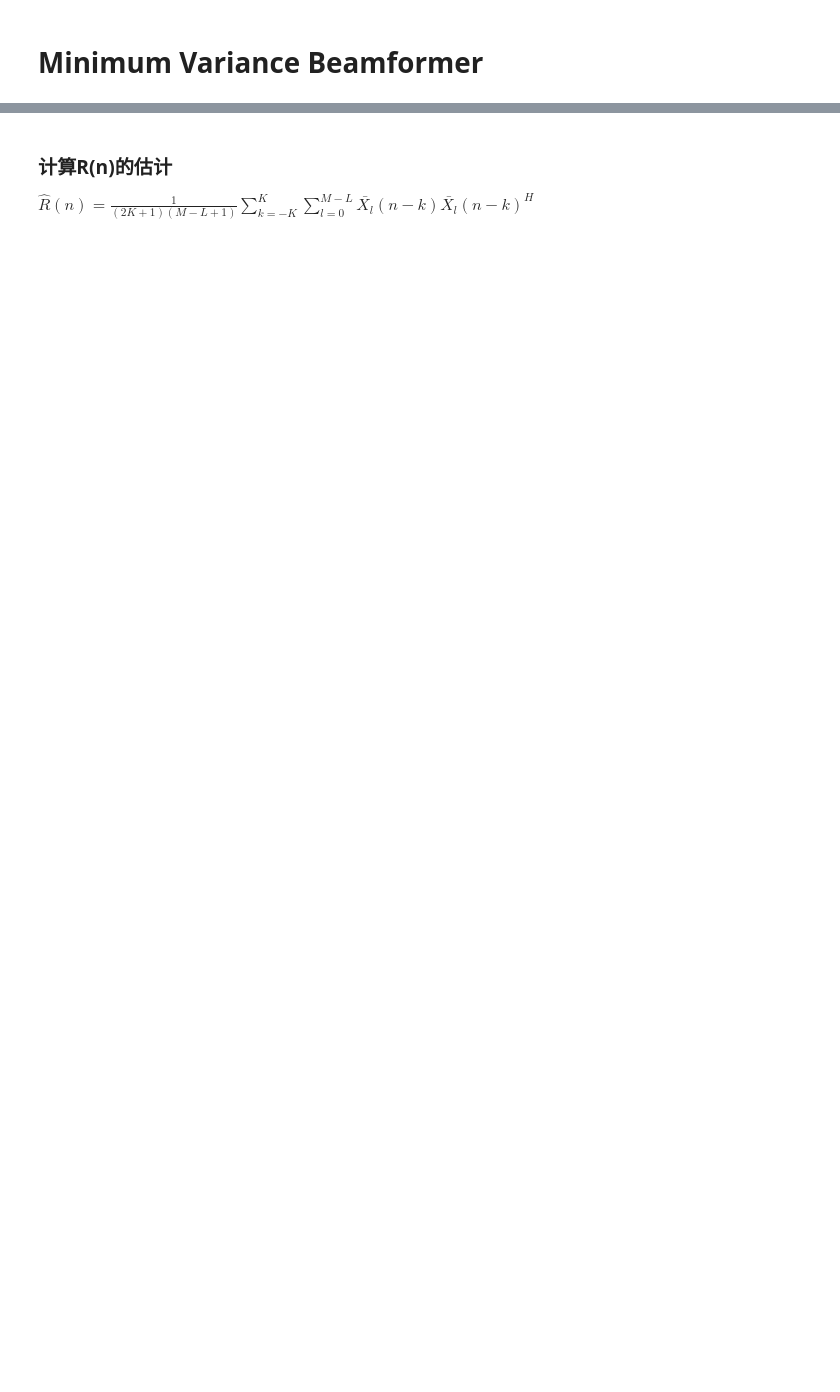
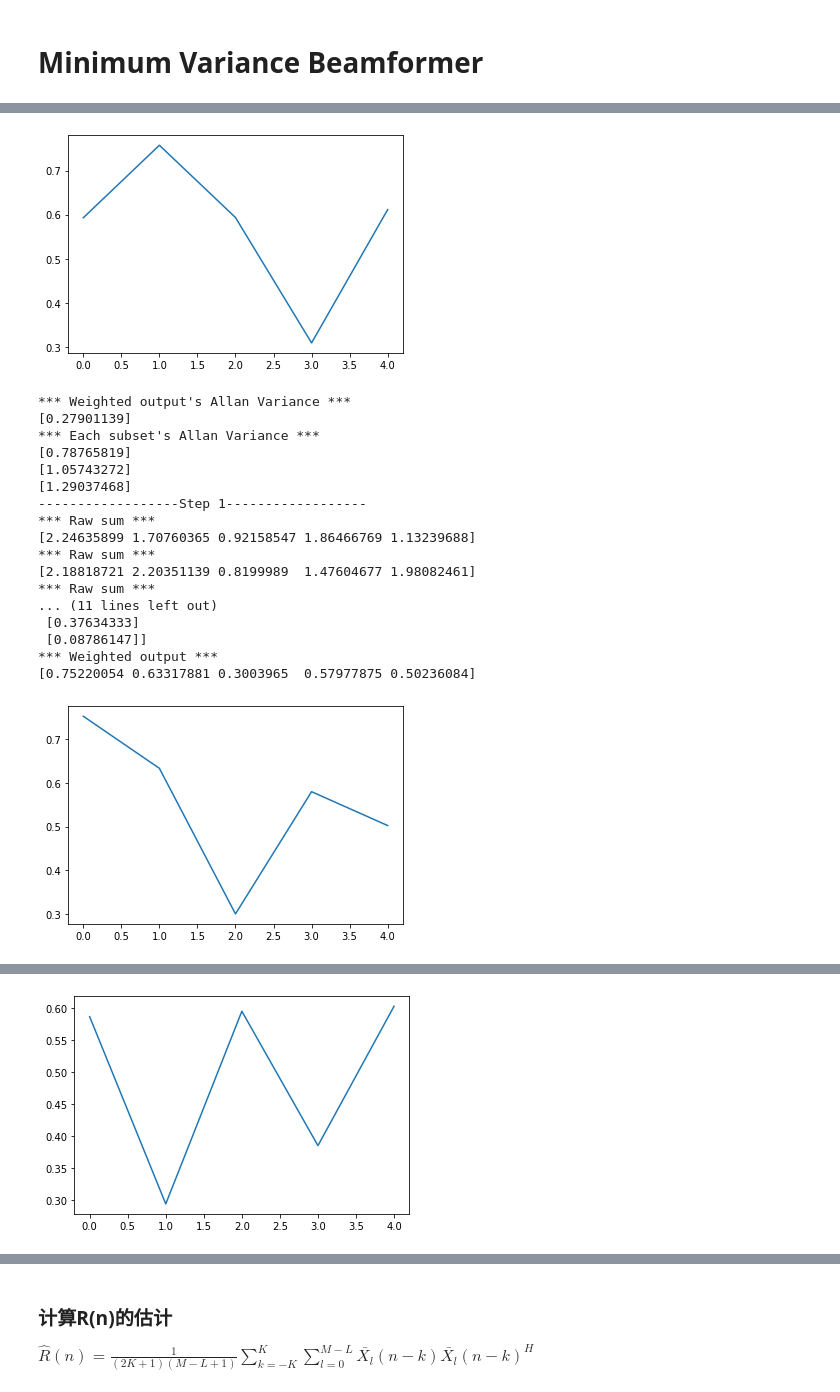
Before and after one commit to mochiliu3000/beamformer, a Jupyter notebook: Minimum Variance Beamformer.ipynb, the cells around one changed output, grey strips where cells are left out. Drawn from its saved outputs; the diff is of its cells as text; code cells hidden in the pictures; blank space fills up the shorter version.

```diff
--- a/Minimum Variance Beamformer.ipynb
+++ b/Minimum Variance Beamformer.ipynb
@@ -51,40 +74,57 @@ print(subsets)
 # %%
 window_size = 5
 window_step = 1
+A = np.ones((clock_size - subset_size + 1, 1))
+
 for i in range(test_data.shape[0]):
-    subset_cov_sum = None
-    print("Step: %s" % i)
+    subset_raw_sum_list = list()
+    print("------------------Step %s------------------" % i)
     for j in range(len(subsets)):
         if i + window_size <= test_data.shape[0]:
             # 1. Get raw subset
-            print("Subset - %s" % j)
-            print("*** Raw ***")
             subset_raw = subsets[j][i:i+window_size,]
-            print(subset_raw)
-            # 2. Calculate covariance matrix
-            print("*** Cov ***")
-            subset_cov = np.cov(subset_raw, rowvar=False)
-            print(subset_cov)
-            if subset_cov is None:
+
+            # 2. Calculate summation within a subset
+            if subset_raw is None:
                 break
-            if subset_cov_sum is None:
-                subset_cov_sum = subset_cov
-            else:
-                subset_cov_sum += subset_cov
-    print("------------------Step %s------------------" % i)
+            subset_raw_sum = np.sum(subset_raw, axis=1)
+            subset_raw_sum_list.append(subset_raw_sum)
+            print("*** Raw sum ***")
+            print(subset_raw_sum)
+    if len(subset_raw_sum_list) == 0:
+        print("BREAK")
+        break
+
     # 3. Calculate covariance matrix mean (Element-wise)
     print("*** Cov mean ***")
-    if subset_cov_sum is None:
-        break
-    allset_cov_mean = subset_cov_sum/len(subsets)
+    allset_cov_mean = np.cov(np.asarray(subset_raw_sum_list)) / (clock_size - subset_size + 1)
     print(allset_cov_mean)
+
     # 4. Calculate the inverse of covariance matrix mean
     print("*** Inverse Cov mean ***")
     allset_cov_mean_inverse = np.linalg.inv(allset_cov_mean)
     print(allset_cov_mean_inverse)
+
     # 5. Calculate weight
     print("*** Weight ***")
-    allset_cov_mean_inverse_rowsum = np.sum(allset_cov_mean_inverse, axis=1)
-    print(allset_cov_mean_inverse_rowsum)
-    print("------------------Step %s------------------" % i)
+    weight = np.dot(allset_cov_mean_inverse, A) / np.dot(np.dot(A.T, allset_cov_mean_inverse), A)
+    print(weight)
+
+    # 6. Calculate weighted clock
+    print("*** Weighted output ***")
+    Z = (np.dot(weight.T, np.asarray(subset_raw_sum_list)) / (clock_size - subset_size + 1))[0]
+    print(Z)
+    fig = plt.figure(facecolor='white')
+    plt.plot(Z)
+    plt.show()
+
+    # 7. Calculate Allan variance
+    print("*** Weighted output's Allan Variance ***")
+    (taus, adevs, errors, ns) = allantools.adev(Z)
+    print(adevs)
+
+    print("*** Each subset's Allan Variance ***")
+    for item in subset_raw_sum_list:
+        (taus, adevs, errors, ns) = allantools.adev(item)
+        print(adevs)
 # %% [output]
@@ -107,0 +148,19 @@ Step: 6
+[figure, added]
+*** Weighted output's Allan Variance ***
+[0.27901139]
+*** Each subset's Allan Variance ***
+[0.78765819]
+[1.05743272]
+[1.29037468]
+------------------Step 1------------------
+*** Raw sum ***
+[2.24635899 1.70760365 0.92158547 1.86466769 1.13239688]
+*** Raw sum ***
+[2.18818721 2.20351139 0.8199989  1.47604677 1.98082461]
+*** Raw sum ***
+... (11 lines left out)
+ [0.37634333]
+ [0.08786147]]
+*** Weighted output ***
+[0.75220054 0.63317881 0.3003965  0.57977875 0.50236084]
+[figure, added]
@@ -107,0 +184 @@ Step: 6
+[figure, added]
```
Also changed, not shown: parts of 12 cells of this notebook.
